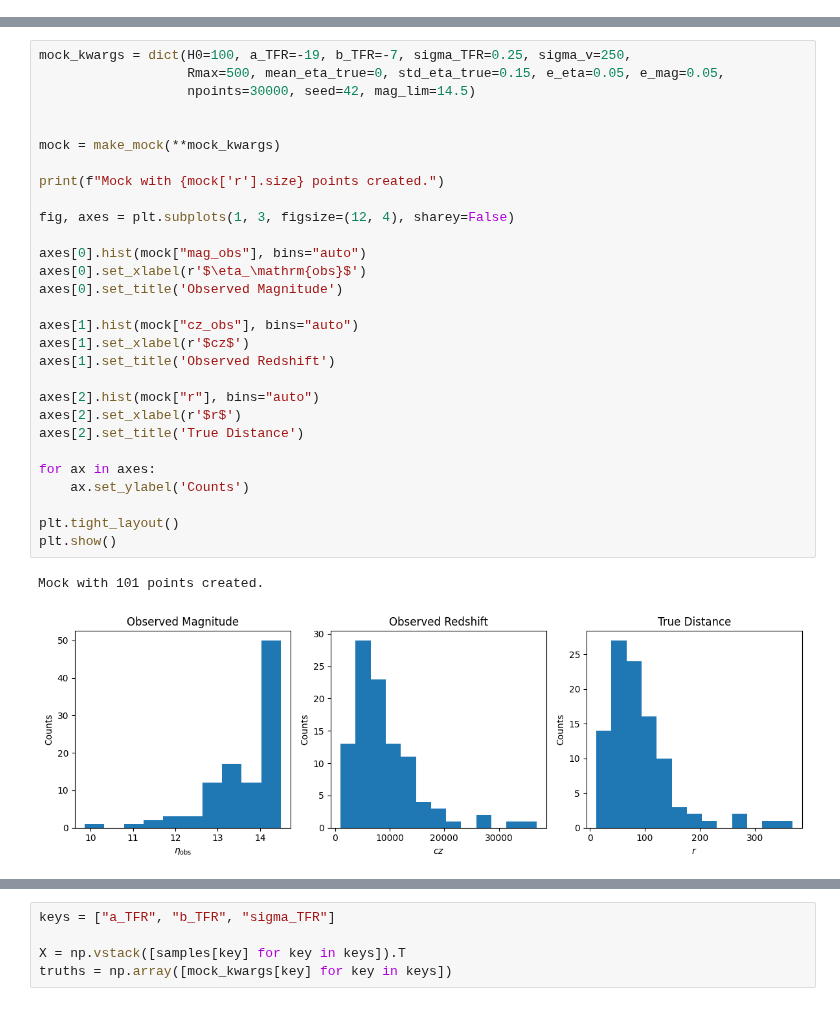
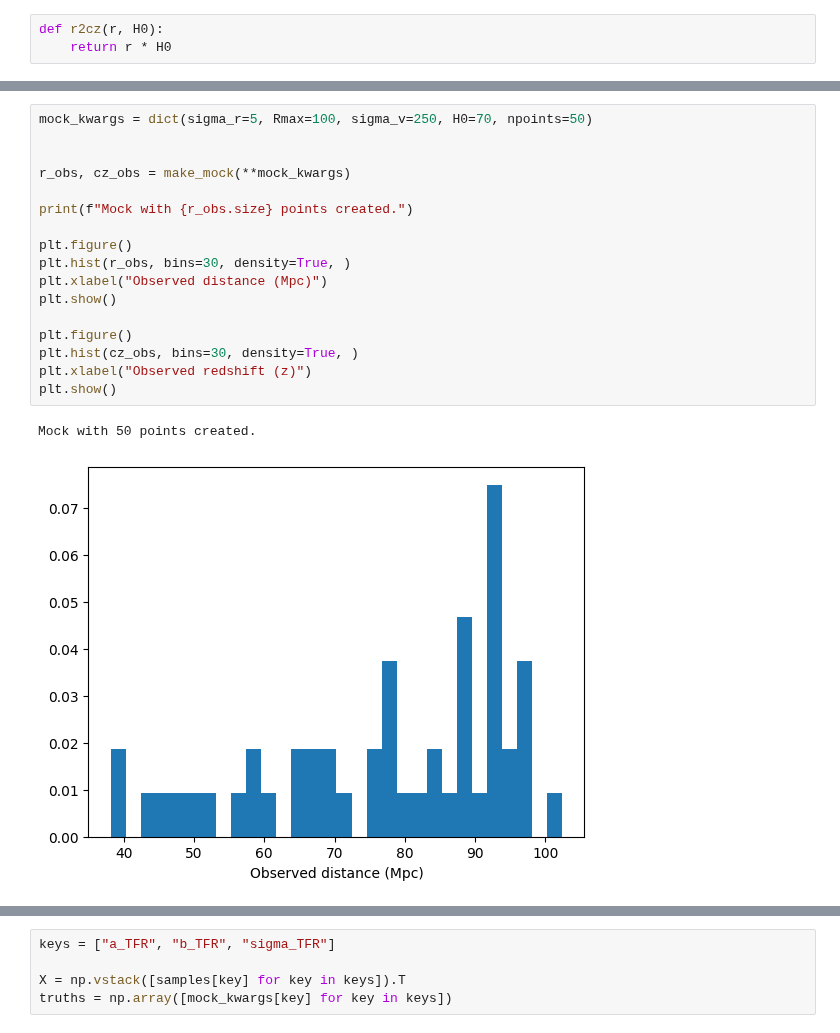
Before and after one commit to Richard-Sti/CANDEL, a Jupyter notebook: notebooks/random/new_mocks_with_selection.ipynb, the cells around one changed output, grey strips where cells are left out. Saved outputs shown, nothing was run; the diff lists cells and outputs as text.

```diff
--- a/notebooks/random/new_mocks_with_selection.ipynb
+++ b/notebooks/random/new_mocks_with_selection.ipynb
@@ -33 +24,4 @@ def r2czcosmo(r, H0=70):
+# %%
+def r2cz(r, H0):
+    return r * H0
 # %%
@@ -62,32 +38,20 @@ def make_mock(H0, a_TFR, b_TFR, sigma_TFR, sigma_v, Rmax, mean_eta_true,
 # %%
-mock_kwargs = dict(H0=100, a_TFR=-19, b_TFR=-7, sigma_TFR=0.25, sigma_v=250,
-                   Rmax=500, mean_eta_true=0, std_eta_true=0.15, e_eta=0.05, e_mag=0.05,
-                   npoints=30000, seed=42, mag_lim=14.5)
+mock_kwargs = dict(sigma_r=5, Rmax=100, sigma_v=250, H0=70, npoints=50)
 
 
-mock = make_mock(**mock_kwargs)
+r_obs, cz_obs = make_mock(**mock_kwargs)
 
-print(f"Mock with {mock['r'].size} points created.")
+print(f"Mock with {r_obs.size} points created.")
 
-fig, axes = plt.subplots(1, 3, figsize=(12, 4), sharey=False)
+plt.figure()
+plt.hist(r_obs, bins=30, density=True, )
+plt.xlabel("Observed distance (Mpc)")
+plt.show()
 
-axes[0].hist(mock["mag_obs"], bins="auto")
-axes[0].set_xlabel(r'$\eta_\mathrm{obs}$')
-axes[0].set_title('Observed Magnitude')
-
-axes[1].hist(mock["cz_obs"], bins="auto")
-axes[1].set_xlabel(r'$cz$')
-axes[1].set_title('Observed Redshift')
-
-axes[2].hist(mock["r"], bins="auto")
-axes[2].set_xlabel(r'$r$')
-axes[2].set_title('True Distance')
-
-for ax in axes:
-    ax.set_ylabel('Counts')
-
-plt.tight_layout()
+plt.figure()
+plt.hist(cz_obs, bins=30, density=True, )
+plt.xlabel("Observed redshift (z)")
 plt.show()
 # %% [output]
-Mock with 101 points created.
+Mock with 50 points created.
-[figure, old version]
+[figure, new version]
```
Also changed, not shown: parts of 10 cells of this notebook, 1 other file.
